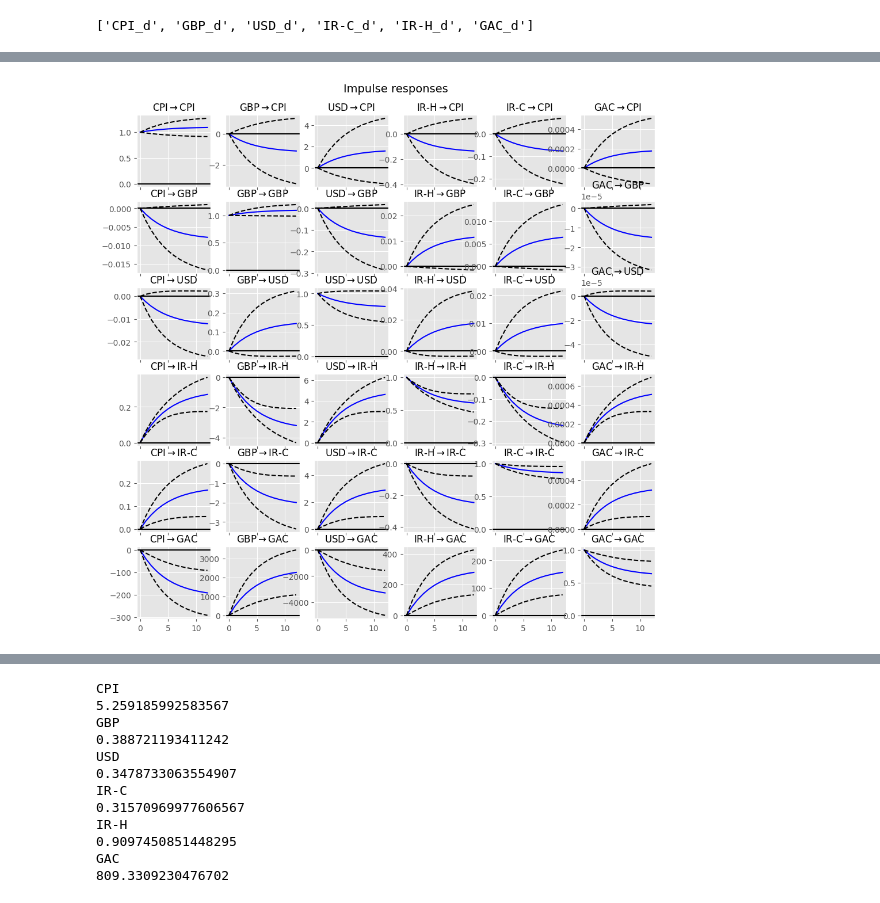
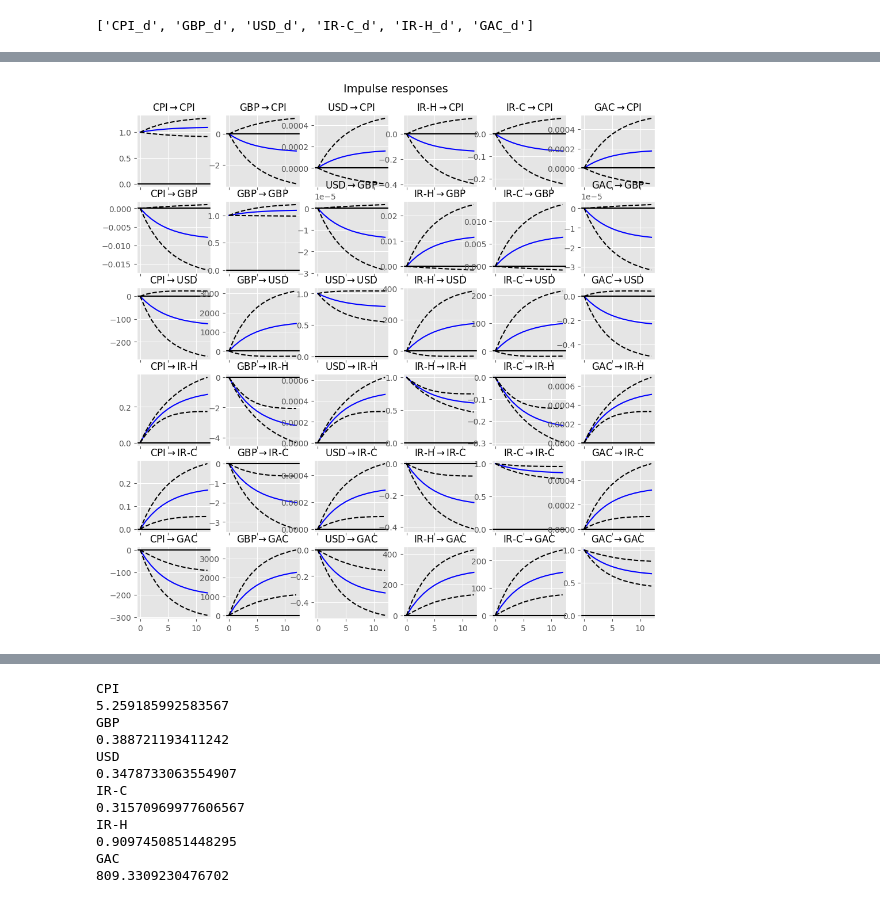
Before and after one commit to dhruv-pandit/Projects, a Jupyter notebook: Macroeconometrics/macro.ipynb, the cells around one changed output, grey strips where cells are left out. Drawn from its saved outputs; the diff is of its cells as text; code cells hidden in the pictures.

```diff
--- a/Macroeconometrics/macro.ipynb
+++ b/Macroeconometrics/macro.ipynb
@@ -17,17 +16,19 @@ data_df = pd.read_excel(r'/Users/dhruvpandit/Documents/GitHub/Projects/Macroecon
 # %%
+data_df = pd.read_excel(r'/Users/dhruvpandit/Documents/GitHub/Projects/Macroeconometrics/macrodata.xlsm', index_col='Date')
 data_df.rename(columns={' GBP-EOM-VAL-CUR':'GBP',
                             'USD-EOM-VAL-CUR': 'USD',
                             'CPI-YOY-ROC-PERC': 'CPI',
                             'IR-L-IND-CONCRED-PERC' : 'IR-C', 'IR-L-IND-HOU-PERC' : 'IR-H',
        'GAC-BM-MIL-EUR':'GAC'}, inplace=True)
-data_df['GAC'] = data_df['GAC'] / 1000
-data_df['USD'] = data_df['USD'] / 10000
+data_df['GAC_yj'] = pd.Series(yeojohnson(data_df['GAC']))[0]
+data_df['USD_l'] = np.log(data_df['USD'])
 data_df['GBP_d'] = data_df['GBP'].diff()
-data_df['USD_d'] = data_df['USD'].diff()
+data_df['USD_d'] = data_df['USD_l'].diff()
 data_df['CPI_d'] = data_df['CPI'].diff()
 data_df['IR-C_d'] = data_df['IR-C'].diff()
 data_df['IR-H_d'] = data_df['IR-H'].diff()
-data_df['GAC_d'] = data_df['GAC'].diff()
+data_df['GAC_d'] = data_df['GAC_yj'].diff()
+
 data_df.dropna(inplace=True)
 # %%
 data_df
@@ -286,8 +287,8 @@ VECM Order Selection (* highlights the minimums)
 # %%
-from statsmodels.tsa.api import VECM
-model = VECM(train[['CPI','GBP', 'USD', 'IR-H', 'IR-C', 'GAC']], k_ar_diff=0, coint_rank=1)
-result = model.fit()
-result.summary()
+from statsmodels.tsa.api import VECM, VAR
+model_vecm = VECM(train[['CPI','GBP', 'USD', 'IR-H', 'IR-C', 'GAC']], k_ar_diff=0, coint_rank=1)
+result_vecm = model_vecm.fit()
+result_vecm.summary()
 # %% [output]
 <class 'statsmodels.iolib.summary.Summary'>
 """
@@ -309,2 +332,2 @@ beta.6         1.8927      0.353      5.366      0.000       1.201       2.584
 # %%
-irf = result.irf(12)
+irf = result_vecm.irf(12)
@@ -331,7 +334,5 @@ print(irf.H)
 # %%
-
 # stores and prints the impulse response functions
-irf = result.irf(12)
 irf_p = irf.plot(orth = False)
 # %% [output]
-[figure, old version]
+[figure, new version]
```
Also changed, not shown: parts of 14 cells of this notebook, 24 other files.
